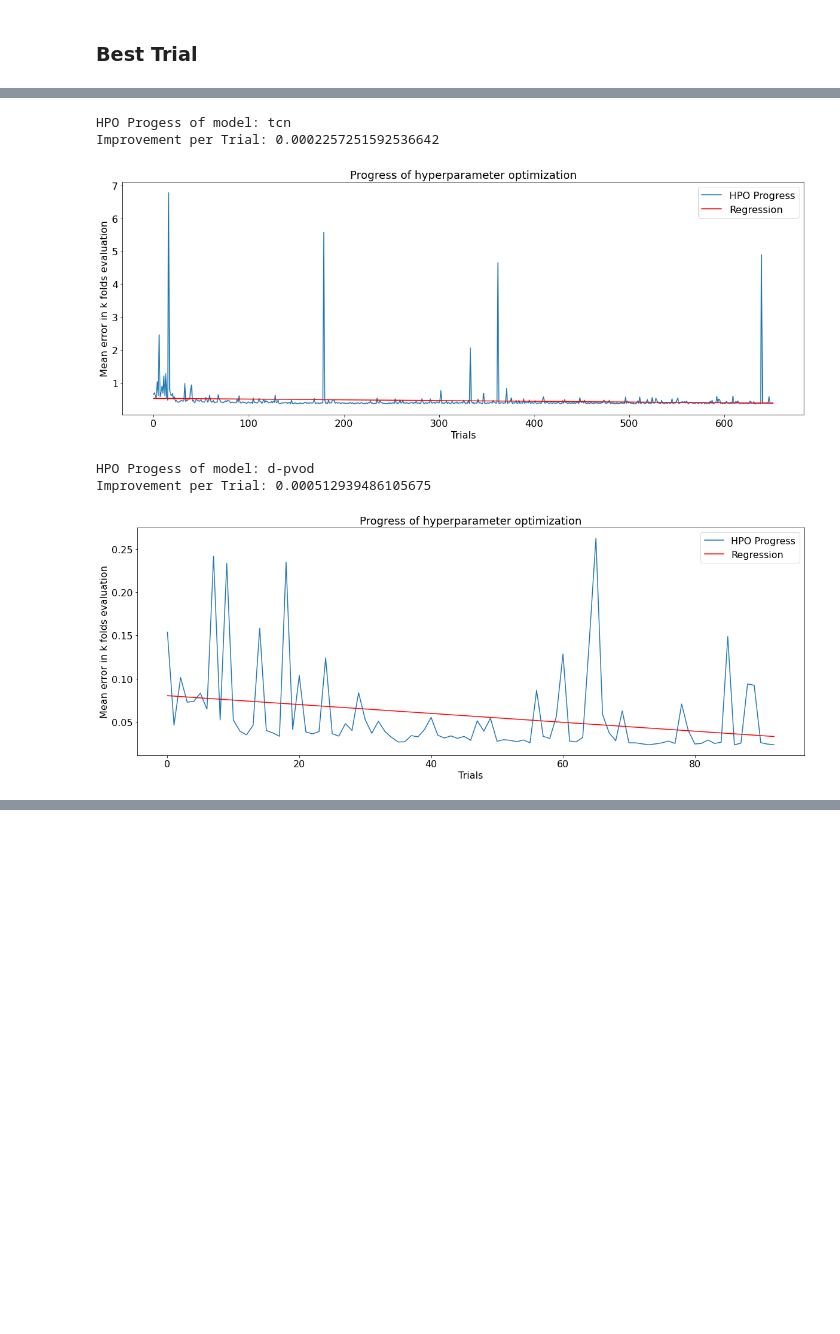
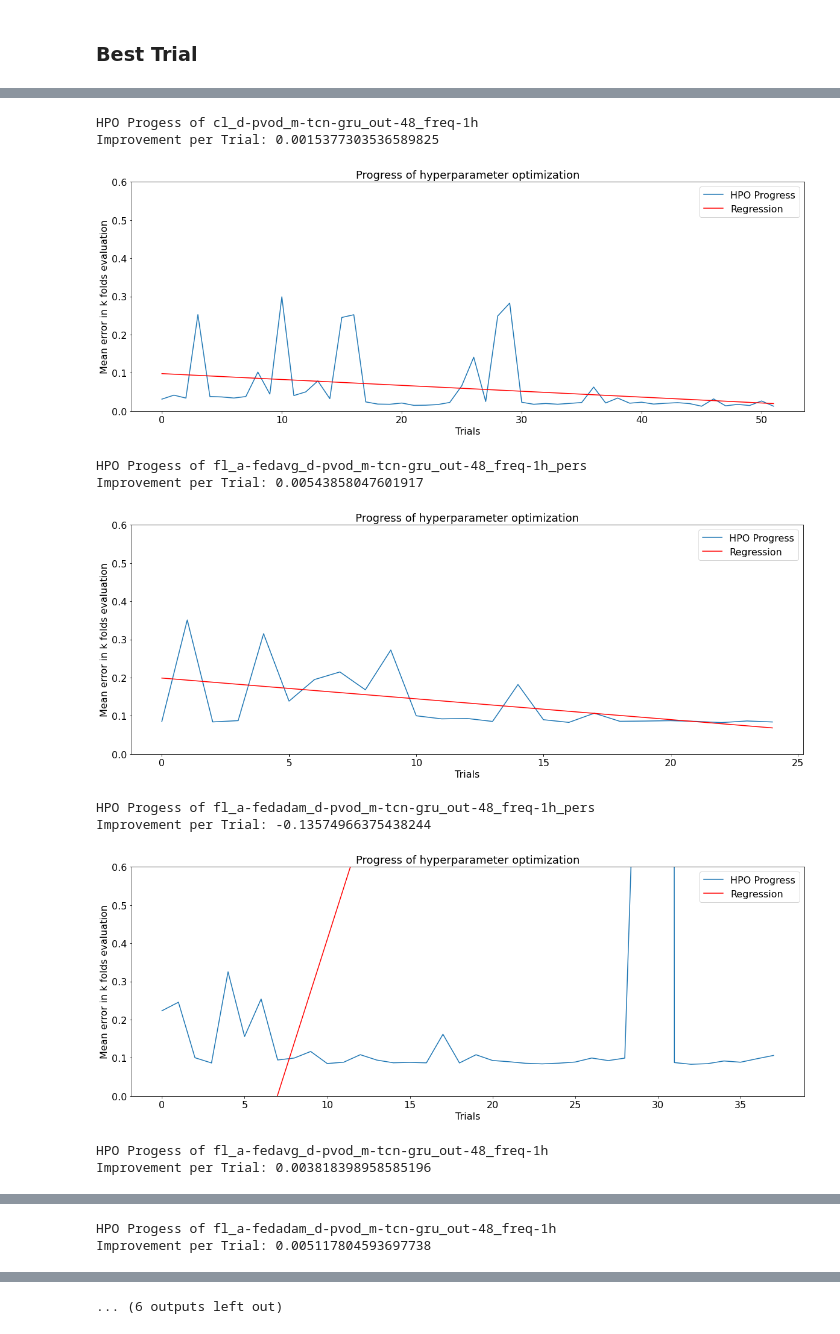
Before and after one commit to vikwal/forecasting_framework, a Jupyter notebook: hpo_analysis.ipynb, the cells around one changed output, grey strips where cells are left out. Cells and saved outputs as stored; diff of their text form; code cells hidden in the pictures; blank space fills up the shorter version.

```diff
--- a/hpo_analysis.ipynb
+++ b/hpo_analysis.ipynb
@@ -21,2 +12,0 @@ font_size = 16
-# %%
-studies = [optuna.load_study(study_name=study, storage=storage) for study, storage in zip(study_names, storages)]
@@ -22,0 +17,10 @@ studies = [optuna.load_study(study_name=study, storage=storage) for study, stora
+# %%
+# get all studies
+storage = RDBStorage(url=f"sqlite:///{study_dir}")
+study_summaries = optuna.get_all_study_summaries(storage=storage)
+study_names = []
+for summary in study_summaries:
+    best_value = summary.best_trial.value if summary.best_trial is not None else "N/A"
+    print(f"Study: {summary.study_name}, Trials: {summary.n_trials}, Best Value: {best_value}")
+    study_names.append(summary.study_name)
+studies = [optuna.load_study(study_name=study_name, storage=f"sqlite:///{study_dir}") for study_name in study_names]
@@ -23,10 +37,15 @@ studies = [optuna.load_study(study_name=study, storage=storage) for study, stora
+# %%
+study = study_summaries[1].study_name
+#optuna.delete_study(study_name=study, storage=f"sqlite:///{study_dir}")
 # %% [markdown]
 ### Best Trial
 # %%
-for model, study in enumerate(studies):
-    print('Best trial of', models[model])
+for study in study_summaries:
+    print(f'Best trial of {study.study_name}')
     trial = study.best_trial
-
+    if not trial:
+        print('No best trial for this.')
+        continue
     print(f'  Error: {trial.value}')
     print('  Params: ')
     for key, value in trial.params.items():
@@ -60,32 +79,39 @@ def ten_best(study):
         print(f"  Params: {trial.params}")
         print()
 # %%
-for model, study in enumerate(studies):
-    print('HPO Progess of model:', models[model])
+for study in studies:
+    print(f'HPO Progess of {study.study_name}')
     trials = [trial for trial in study.trials if trial.value is not None]
     sorted_trials = sorted(trials, key=lambda x: x.value)
     sorted_by_number = sorted(trials, key=lambda x: x.number)
     progress = [trial.values for trial in sorted_by_number]
     x = np.arange(len(progress)).reshape(-1, 1)
     lr = LinearRegression()
     lr.fit(x, progress)
     y_pred = lr.predict(x)
     plt.figure(figsize=(20,7))
     print('Improvement per Trial:', lr.coef_[0][0]*-1)
     plt.plot(progress, label='HPO Progress')
     plt.plot(y_pred, 'r-', label='Regression')
     plt.title('Progress of hyperparameter optimization', fontsize=font_size+2)
     plt.xlabel('Trials', fontsize=font_size)
     plt.ylabel('Mean error in k folds evaluation', fontsize=font_size)
     ax = plt.gca()  # Get current axes
     ax.tick_params(axis='x', labelsize=font_size)  # Schriftgröße für x-Achsenmarkierungen
     ax.tick_params(axis='y', labelsize=font_size)
+    plt.yticks(np.arange(0,1,0.1))
+    plt.ylim(0,0.6)
     plt.legend(fontsize=font_size)
     plt.show()
 # %% [output]
-HPO Progess of model: tcn
-Improvement per Trial: 0.0002257251592536642
+HPO Progess of cl_d-pvod_m-tcn-gru_out-48_freq-1h
+Improvement per Trial: 0.0015377303536589825
-[figure, old version]
+[figure, new version]
-HPO Progess of model: d-pvod
-Improvement per Trial: 0.000512939486105675
+HPO Progess of fl_a-fedavg_d-pvod_m-tcn-gru_out-48_freq-1h_pers
+Improvement per Trial: 0.00543858047601917
-[figure, old version]
+[figure, new version]
+HPO Progess of fl_a-fedadam_d-pvod_m-tcn-gru_out-48_freq-1h_pers
+Improvement per Trial: -0.13574966375438244
+[figure, added]
+HPO Progess of fl_a-fedavg_d-pvod_m-tcn-gru_out-48_freq-1h
+Improvement per Trial: 0.003818398958585196
@@ -91,0 +119,2 @@ Improvement per Trial: 0.000512939486105675
+HPO Progess of fl_a-fedadam_d-pvod_m-tcn-gru_out-48_freq-1h
+Improvement per Trial: 0.005117804593697738
@@ -91,0 +125 @@ Improvement per Trial: 0.000512939486105675
+... (6 outputs left out)
```
Also changed, not shown: parts of 6 cells of this notebook, 14 other files.
